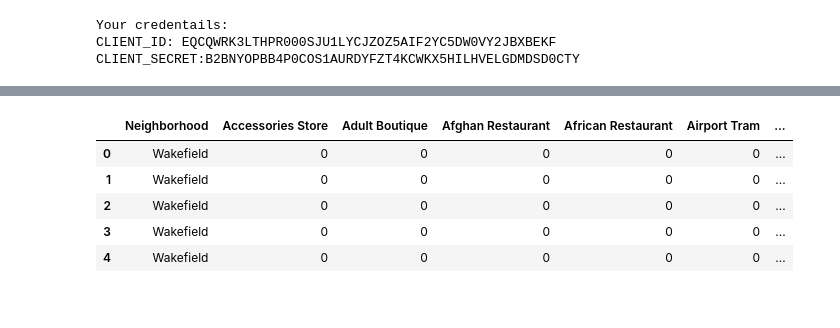
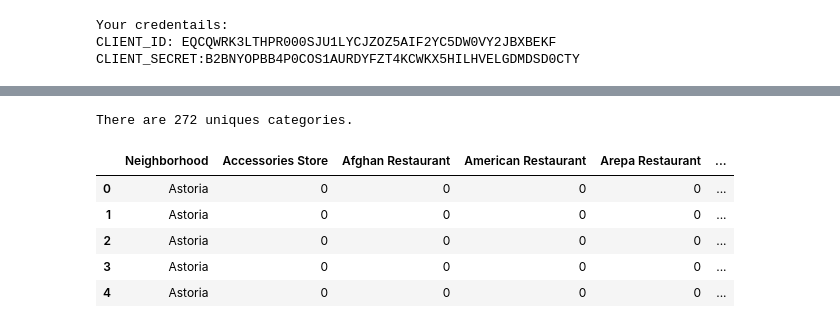
Before and after one commit to strange1120/battle-of-the-neighborhoods, a Jupyter notebook: battle-of-the-neighborhoods.ipynb, the cells around one changed output, grey strips where cells are left out. Saved outputs shown, nothing was run; the diff lists cells and outputs as text; code cells hidden in the pictures.

Commit message:
changing data from nyc to queens only

```diff
--- a/battle-of-the-neighborhoods.ipynb
+++ b/battle-of-the-neighborhoods.ipynb
@@ -77,3 +77,7 @@ for lat, lng, borough, neighborhood in zip(neighborhoods['Latitude'], neighborho
 map_newyork
 # %% [output]
 [interactive output not drawn]
+# %%
+queens_data = neighborhoods[neighborhoods["Borough"] == "Queens"].reset_index(drop = True)
+print(queens_data.shape)
+queens_data.head()
@@ -79,0 +92,20 @@ map_newyork
+# %%
+address = 'Queens, NY'
+geolocator = Nominatim(user_agent = 'ny_explorer')
+location = geolocator.geocode(address)
+latitude = location.latitude
+longitude = location.longitude
+
+map_queens = folium.Map(location=[latitude, longitude], zoom_start=12)
+for lat, lng,label in zip(queens_data['Latitude'], queens_data['Longitude'], queens_data['Neighborhood']):
+    label = '{} {}'.format(neighborhood,borough)
+    label = folium.Popup(label, parse_html = True)
+    folium.CircleMarker(
+                        [lat,lng],
+                        radius = 5,
+                        popup = label,
+                        color = 'red',
+                        fill = True,
+                        fill_color = '#FF6347',
+                        fill_opacity = 0.7).add_to(map_queens)
+map_queens
@@ -131,8 +165,8 @@ def getNearbyVenues(names, latitudes, longitudes, radius=500):
 
     return(nearby_venues)
 # %%
-nyc_venues = getNearbyVenues(names=neighborhoods['Neighborhood'],
-                                   latitudes=neighborhoods['Latitude'],
-                                   longitudes=neighborhoods['Longitude']
+queens_venues = getNearbyVenues(names=queens_data['Neighborhood'],
+                                   latitudes=queens_data['Latitude'],
+                                   longitudes=queens_data['Longitude']
                                   )
 # %% [output]
@@ -167,20 +201,24 @@ nyc_venues.head()
+# %%
+print('There are {} uniques categories.'.format(len(queens_venues['Venue Category'].unique())))
+# %% [output]
+There are 272 uniques categories.
 # %%
 # one hot encoding
-nyc_onehot = pd.get_dummies(nyc_venues[['Venue Category']], prefix="", prefix_sep="")
+queens_onehot = pd.get_dummies(queens_venues[['Venue Category']], prefix="", prefix_sep="")
 
 # add neighborhood column back to dataframe
-nyc_onehot['Neighborhood'] = nyc_venues['Neighborhood']
+queens_onehot['Neighborhood'] = queens_venues['Neighborhood']
 
 #moving neighborhood to the front of the data frame
-cols = nyc_onehot.columns.tolist()
+cols = queens_onehot.columns.tolist()
 cols.insert(0, cols.pop(cols.index('Neighborhood')))
-nyc_onehot = nyc_onehot.reindex(columns= cols)
+queens_onehot = queens_onehot.reindex(columns= cols)
 
-nyc_onehot.head()
+queens_onehot.head()
 # %% [output]
-|  | Neighborhood | Accessories Store | Adult Boutique | Afghan Restaurant | African Restaurant | Airport Tram | ... |
-| 0 | Wakefield | 0 | 0 | 0 | 0 | 0 | ... |
-| 1 | Wakefield | 0 | 0 | 0 | 0 | 0 | ... |
-| 2 | Wakefield | 0 | 0 | 0 | 0 | 0 | ... |
-| 3 | Wakefield | 0 | 0 | 0 | 0 | 0 | ... |
-| 4 | Wakefield | 0 | 0 | 0 | 0 | 0 | ... |
+|  | Neighborhood | Accessories Store | Afghan Restaurant | American Restaurant | Arepa Restaurant | ... |
+| 0 | Astoria | 0 | 0 | 0 | 0 | ... |
+| 1 | Astoria | 0 | 0 | 0 | 0 | ... |
+| 2 | Astoria | 0 | 0 | 0 | 0 | ... |
+| 3 | Astoria | 0 | 0 | 0 | 0 | ... |
+| 4 | Astoria | 0 | 0 | 0 | 0 | ... |
```
Also changed, not shown: parts of 5 cells of this notebook.
